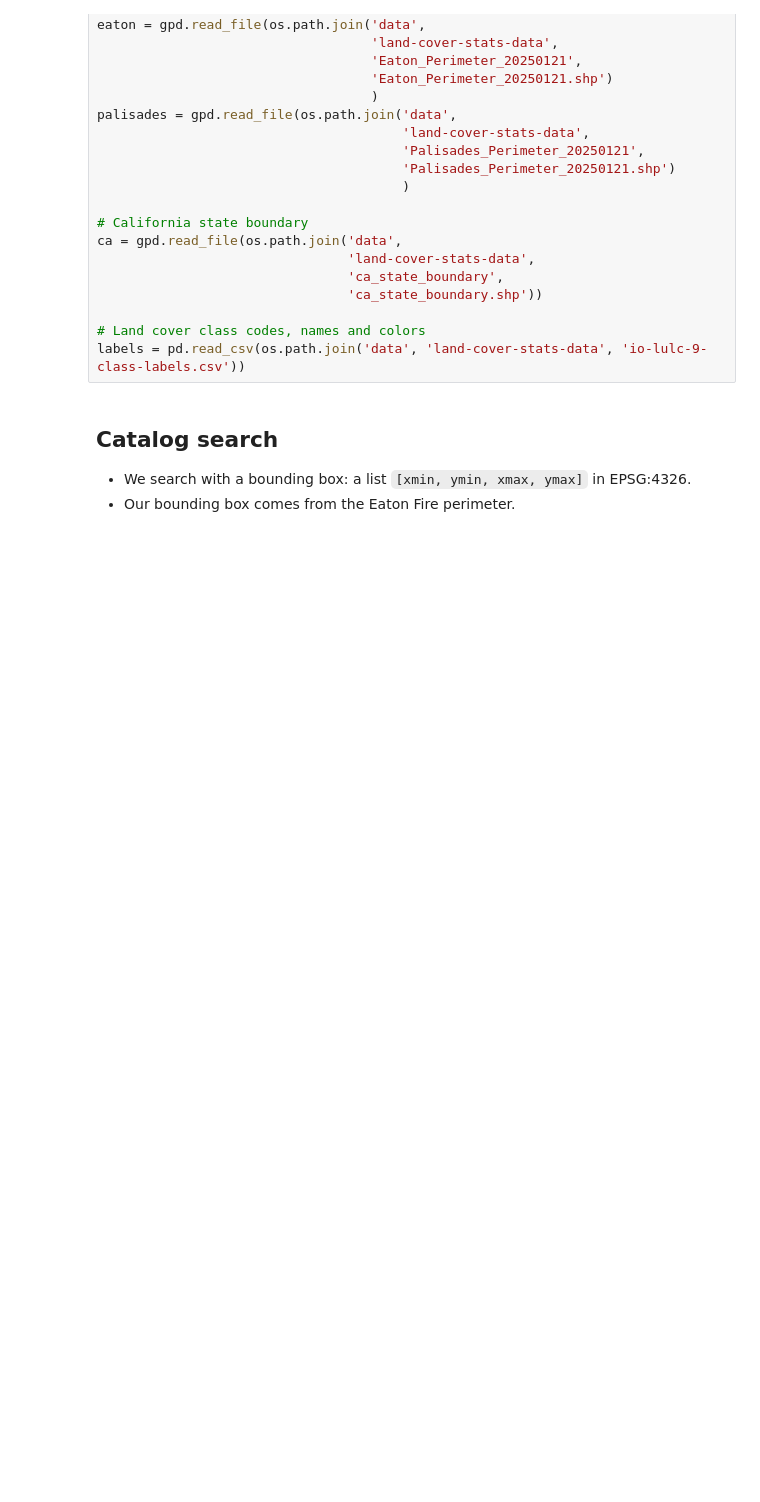
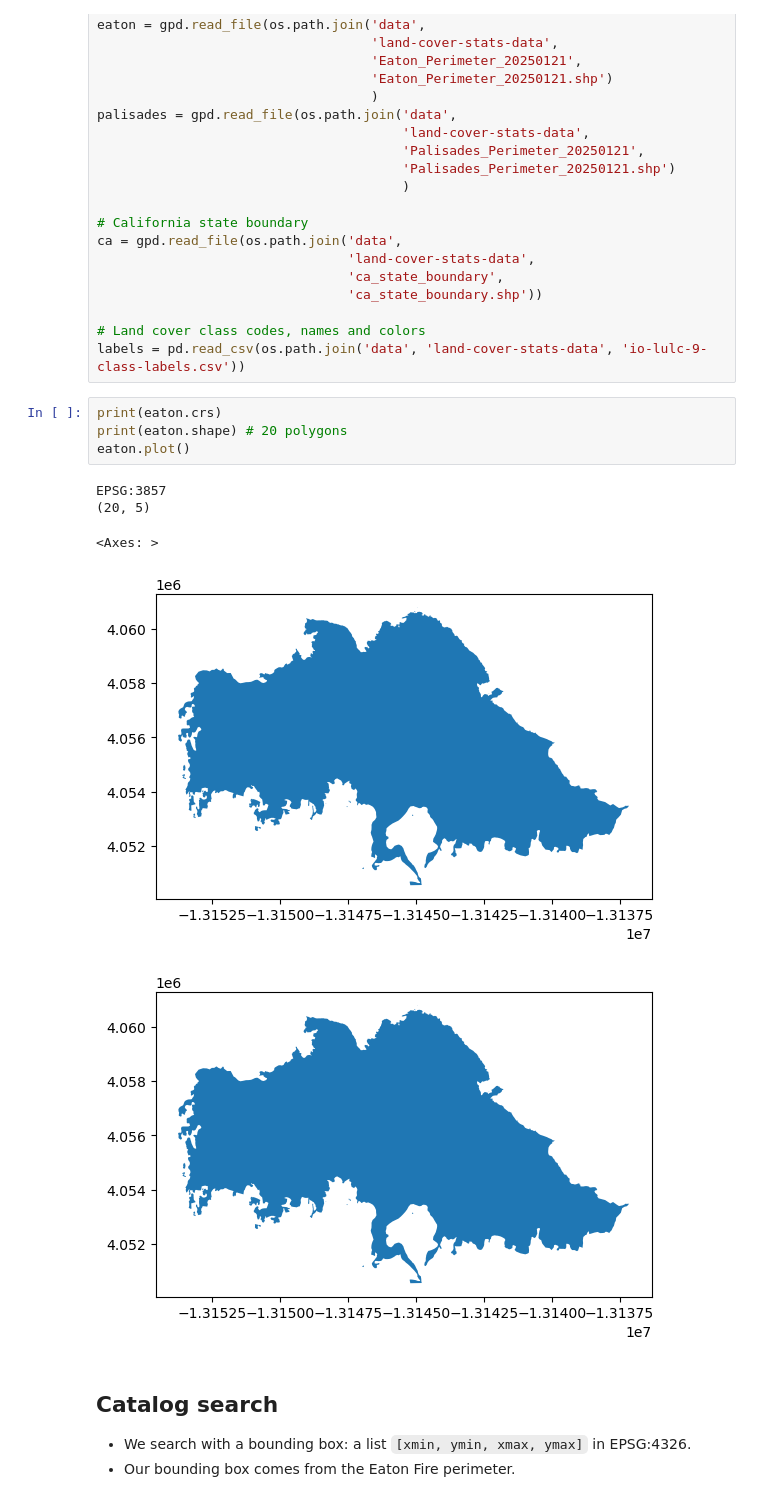
Before and after one commit to emaliap/eds220-in-class, a Jupyter notebook: week-9-land-cover-stats-STUDENTS.ipynb, the cells around one changed output. Saved outputs shown, nothing was run; the diff lists cells and outputs as text; blank space fills up the shorter version.

```diff
--- a/week-9-land-cover-stats-STUDENTS.ipynb
+++ b/week-9-land-cover-stats-STUDENTS.ipynb
@@ -57,6 +58,16 @@ ca = gpd.read_file(os.path.join('data',
 
 # Land cover class codes, names and colors
 labels = pd.read_csv(os.path.join('data', 'land-cover-stats-data', 'io-lulc-9-class-labels.csv'))
+# %%
+print(eaton.crs)
+print(eaton.shape) # 20 polygons
+eaton.plot()
+# %% [output]
+EPSG:3857
+(20, 5)
+<Axes: >
+[figure, added]
+[figure, added]
 # %% [markdown]
 ## Catalog search
 
```
Also changed, not shown: parts of 28 cells of this notebook.
